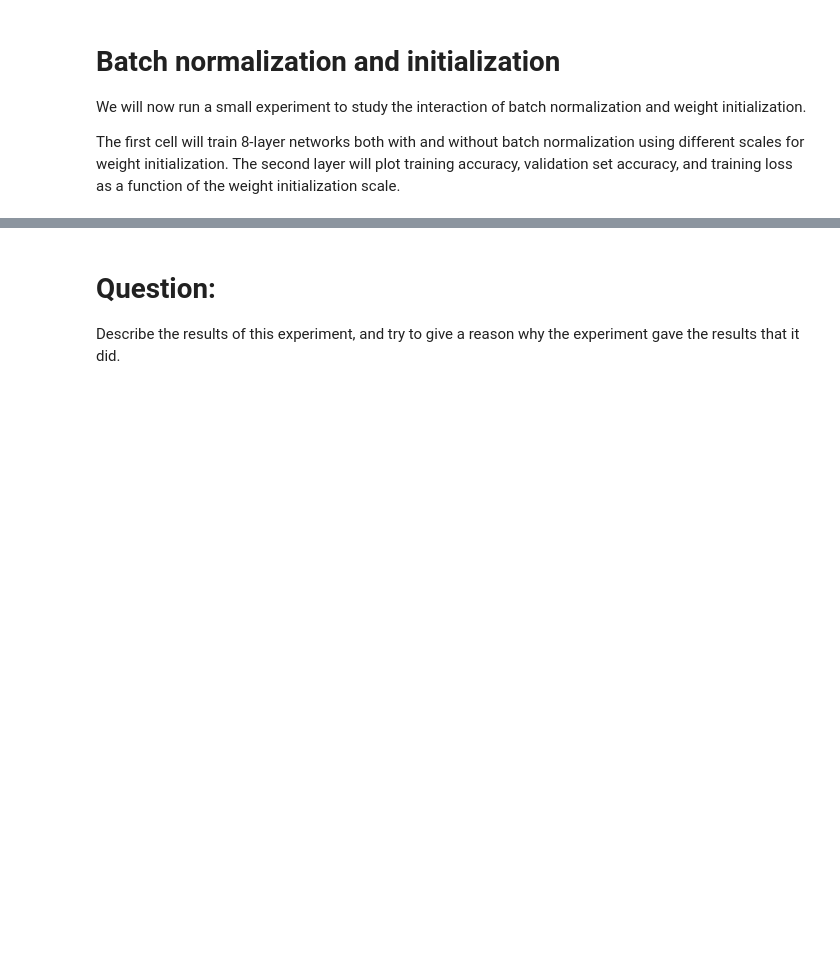
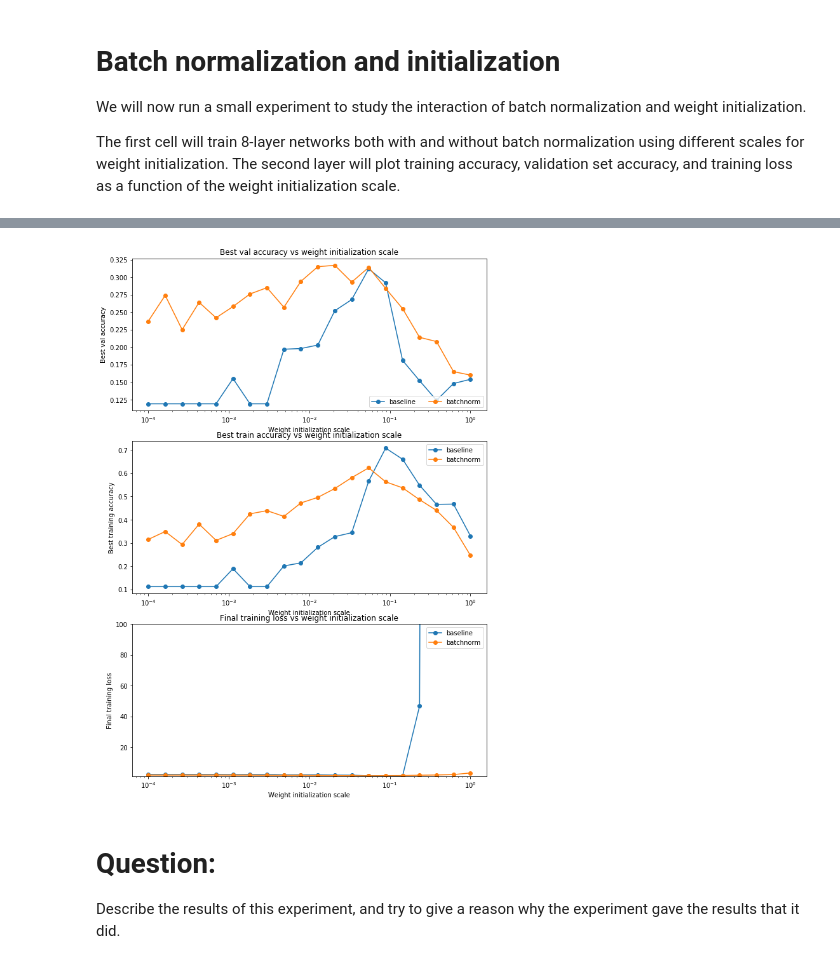
Before and after one commit to junzhiwang/cs231n, a Jupyter notebook: assignment2/BatchNormalization.ipynb, the cells around one changed output, grey strips where cells are left out. Cells and saved outputs as stored; diff of their text form; code cells hidden in the pictures; blank space fills up the shorter version.

```diff
--- a/assignment2/BatchNormalization.ipynb
+++ b/assignment2/BatchNormalization.ipynb
@@ -344,34 +403,36 @@ for ws in weight_scales:
 
   final_train_loss.append(np.mean(solvers[ws].loss_history[-100:]))
   bn_final_train_loss.append(np.mean(bn_solvers[ws].loss_history[-100:]))
 
 plt.subplot(3, 1, 1)
 plt.title('Best val accuracy vs weight initialization scale')
 plt.xlabel('Weight initialization scale')
 plt.ylabel('Best val accuracy')
 plt.semilogx(weight_scales, best_val_accs, '-o', label='baseline')
 plt.semilogx(weight_scales, bn_best_val_accs, '-o', label='batchnorm')
 plt.legend(ncol=2, loc='lower right')
 
 plt.subplot(3, 1, 2)
 plt.title('Best train accuracy vs weight initialization scale')
 plt.xlabel('Weight initialization scale')
 plt.ylabel('Best training accuracy')
 plt.semilogx(weight_scales, best_train_accs, '-o', label='baseline')
 plt.semilogx(weight_scales, bn_best_train_accs, '-o', label='batchnorm')
 plt.legend()
 
 plt.subplot(3, 1, 3)
 plt.title('Final training loss vs weight initialization scale')
 plt.xlabel('Weight initialization scale')
 plt.ylabel('Final training loss')
 plt.semilogx(weight_scales, final_train_loss, '-o', label='baseline')
 plt.semilogx(weight_scales, bn_final_train_loss, '-o', label='batchnorm')
 plt.legend()
-plt.gca().set_ylim(1.0, 3.5)
+plt.gca().set_ylim(1.0, 100)
 
 plt.gcf().set_size_inches(10, 15)
 plt.show()
+# %% [output]
+[figure, added]
 # %% [markdown]
 # Question:
 Describe the results of this experiment, and try to give a reason why the experiment gave the results that it did.
```
Also changed, not shown: parts of 4 cells of this notebook, 2 other files.
